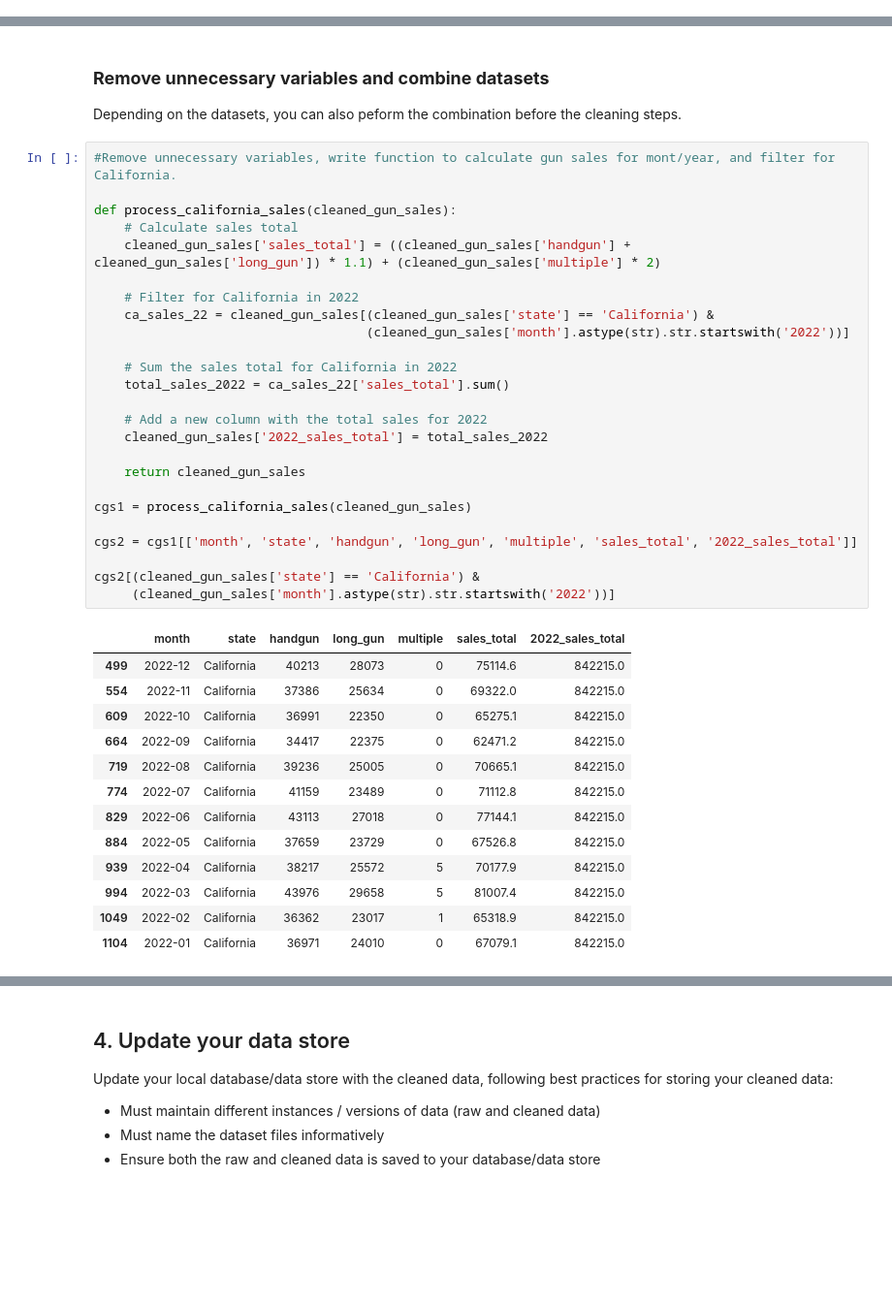
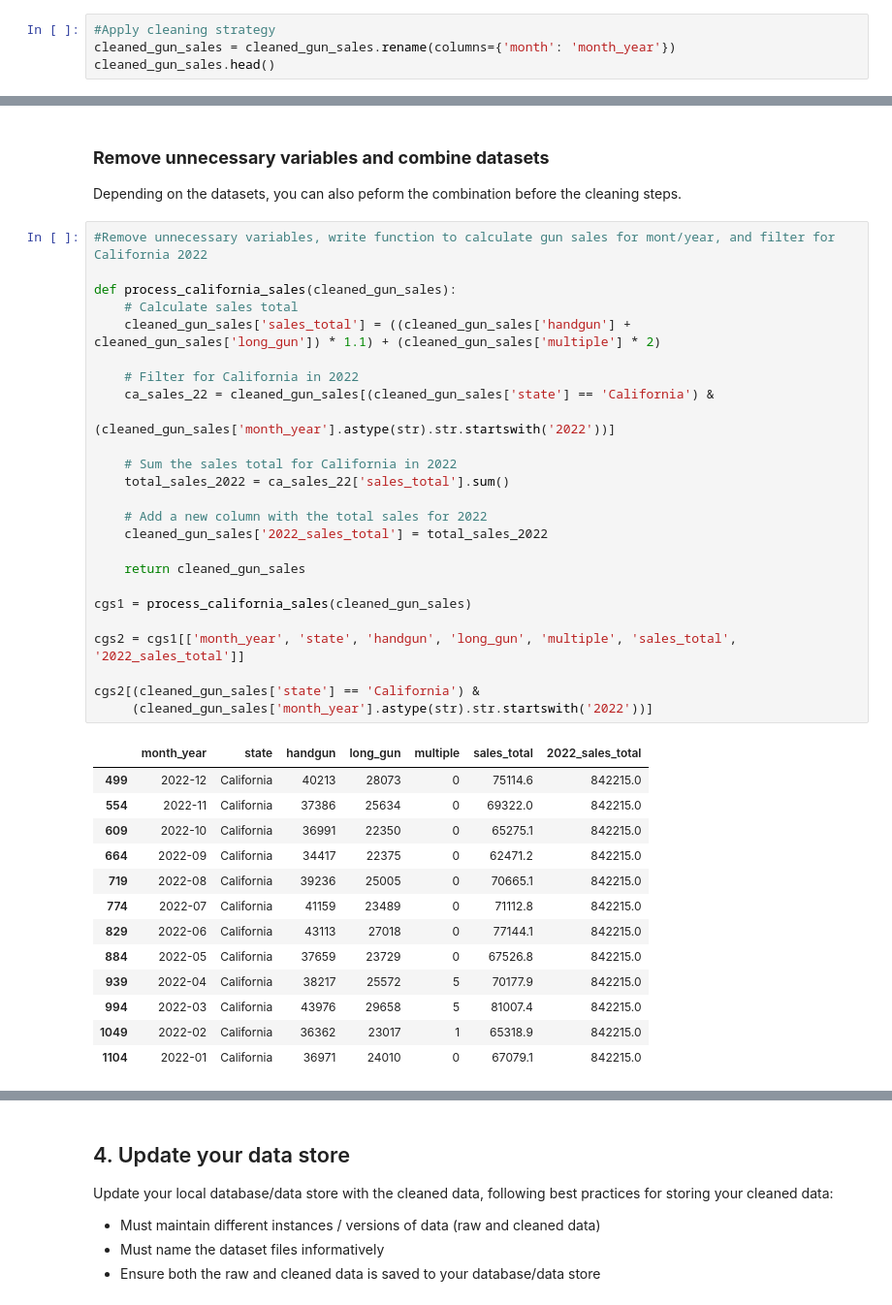
Before and after one commit to BryanHolbrook/us-gun-sales-per-capita, a Jupyter notebook: Data_Wrangling_Project_Starter.ipynb, the cells around one changed output, grey strips where cells are left out. Shown at 97% size. Cells and saved outputs as stored; diff of their text form; blank space fills up the shorter version.

```diff
--- a/Data_Wrangling_Project_Starter.ipynb
+++ b/Data_Wrangling_Project_Starter.ipynb
@@ -387,0 +406,4 @@ cleaned_gun_sales.head()
+# %%
+#Apply cleaning strategy
+cleaned_gun_sales = cleaned_gun_sales.rename(columns={'month': 'month_year'})
+cleaned_gun_sales.head()
@@ -478,32 +502,32 @@ For interpretability, the US Population data titles are now more descriptive. In
 
 Depending on the datasets, you can also peform the combination before the cleaning steps.
 # %%
-#Remove unnecessary variables, write function to calculate gun sales for mont/year, and filter for California.
+#Remove unnecessary variables, write function to calculate gun sales for mont/year, and filter for California 2022
 
 def process_california_sales(cleaned_gun_sales):
     # Calculate sales total
     cleaned_gun_sales['sales_total'] = ((cleaned_gun_sales['handgun'] + cleaned_gun_sales['long_gun']) * 1.1) + (cleaned_gun_sales['multiple'] * 2)
 
     # Filter for California in 2022
     ca_sales_22 = cleaned_gun_sales[(cleaned_gun_sales['state'] == 'California') &
-                                    (cleaned_gun_sales['month'].astype(str).str.startswith('2022'))]
+                                    (cleaned_gun_sales['month_year'].astype(str).str.startswith('2022'))]
 
     # Sum the sales total for California in 2022
     total_sales_2022 = ca_sales_22['sales_total'].sum()
 
     # Add a new column with the total sales for 2022
     cleaned_gun_sales['2022_sales_total'] = total_sales_2022
 
     return cleaned_gun_sales
 
 cgs1 = process_california_sales(cleaned_gun_sales)
 
-cgs2 = cgs1[['month', 'state', 'handgun', 'long_gun', 'multiple', 'sales_total', '2022_sales_total']]
+cgs2 = cgs1[['month_year', 'state', 'handgun', 'long_gun', 'multiple', 'sales_total', '2022_sales_total']]
 
 cgs2[(cleaned_gun_sales['state'] == 'California') &
-     (cleaned_gun_sales['month'].astype(str).str.startswith('2022'))]
+     (cleaned_gun_sales['month_year'].astype(str).str.startswith('2022'))]
 # %% [output]
-|  | month | state | handgun | long_gun | multiple | sales_total | 2022_sales_total |
+|  | month_year | state | handgun | long_gun | multiple | sales_total | 2022_sales_total |
 | 499 | 2022-12 | California | 40213 | 28073 | 0 | 75114.6 | 842215.0 |
 | 554 | 2022-11 | California | 37386 | 25634 | 0 | 69322.0 | 842215.0 |
 | 609 | 2022-10 | California | 36991 | 22350 | 0 | 65275.1 | 842215.0 |
```
Also changed, not shown: parts of 38 cells of this notebook.
